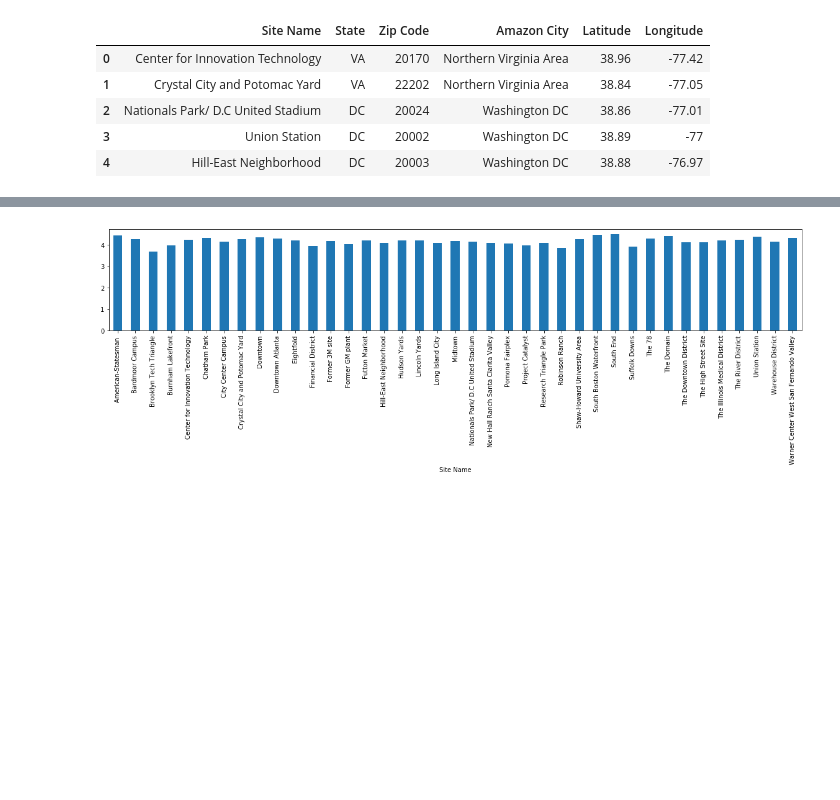
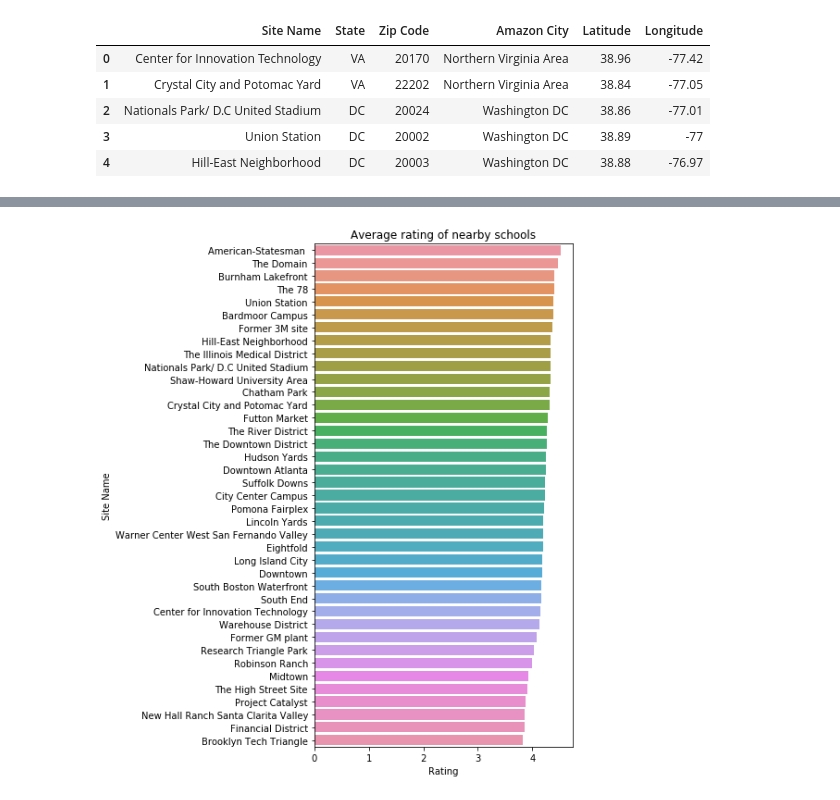
Before and after one commit to indranik/BC_Project1, a Jupyter notebook: Schools.ipynb, the cells around one changed output, grey strips where cells are left out. Saved outputs shown, nothing was run; the diff lists cells and outputs as text; code cells hidden in the pictures; blank space fills up the shorter version.

```diff
--- a/Schools.ipynb
+++ b/Schools.ipynb
@@ -112,7 +87,0 @@ am = pd.Series(m)
-# %%
-import matplotlib.pyplot as plt
-import numpy as np
-am.plot(kind='bar',figsize=(20,3))
-plt.show()
-# %% [output]
-[figure, removed]
@@ -118,0 +101,11 @@ plt.show()
+# %%
+schools_df['Rating'] = schools_df['Rating'].astype(float)
+avg_rating = pd.DataFrame(schools_df.groupby('Site Name')['Rating'].mean())
+avg_rating = avg_rating.reset_index()
+avg_rating = avg_rating.sort_values('Rating', ascending=False)
+plt.figure(figsize=(5,10))
+sns.barplot(x='Rating',y='Site Name',data=avg_rating)
+plt.title("Average rating of nearby schools")
+plt.show()
+# %% [output]
+[figure, added]
```
Also changed, not shown: parts of 5 cells of this notebook, 2 other files.
